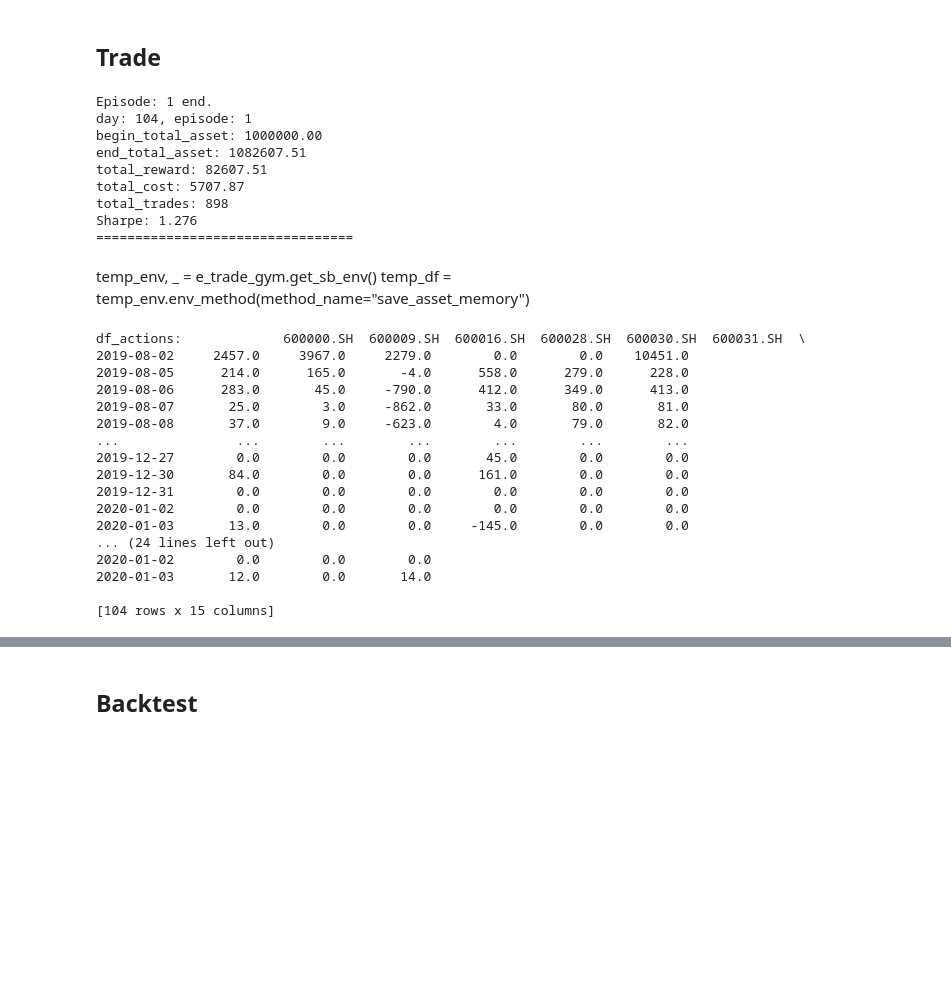
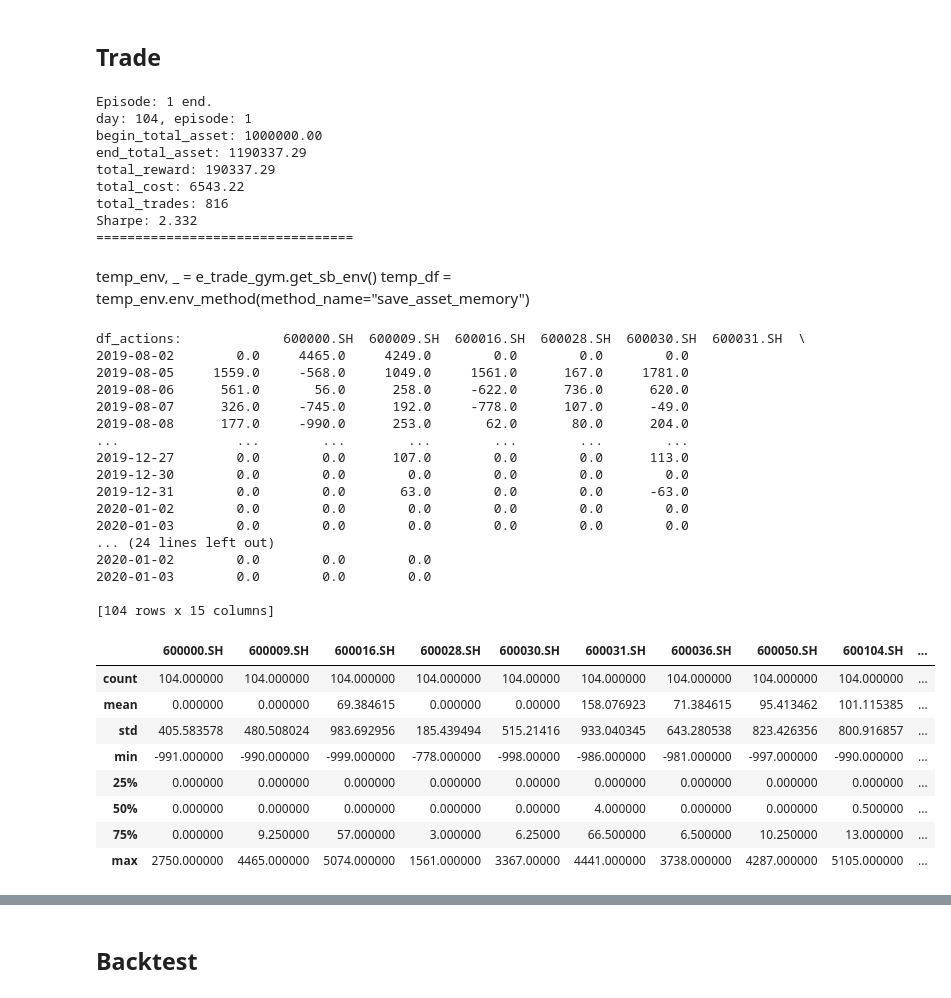
Before and after one commit to Raymondliz/FinRL-Tutorials, a Jupyter notebook: 1-Introduction/China_A_share_market_tushare.ipynb, the cells around one changed output, grey strips where cells are left out. Drawn from its saved outputs; the diff is of its cells as text; code cells hidden in the pictures; blank space fills up the shorter version.

```diff
--- a/1-Introduction/China_A_share_market_tushare.ipynb
+++ b/1-Introduction/China_A_share_market_tushare.ipynb
@@ -265,0 +244,5 @@ trained_sac = agent.train_model(model=model_sac, tb_log_name='sac', total_timest
+# %%
+agent = DRLAgent(env=env_train)
+model_sac = agent.get_model("sac", verbose=2)
+
+trained_sac = agent.train_model(model=model_sac, tb_log_name='sac', total_timesteps=80000)
@@ -284,16 +318,16 @@ env_kwargs = {
 
 e_trade_gym = StockTradingEnv(df=trade, **env_kwargs)
 # %%
-df_account_value, df_actions = DRLAgent.DRL_prediction(model=trained_ddpg, environment=e_trade_gym)
+df_account_value, df_actions = DRLAgent.DRL_prediction(model=trained_sac, environment=e_trade_gym)
 # %% [output]
 Episode: 1 end.
 day: 104, episode: 1
 begin_total_asset: 1000000.00
-end_total_asset: 1082607.51
-total_reward: 82607.51
-total_cost: 5707.87
-total_trades: 898
-Sharpe: 1.276
+end_total_asset: 1190337.29
+total_reward: 190337.29
+total_cost: 6543.22
+total_trades: 816
+Sharpe: 2.332
 =================================
 # %% [markdown]
 temp_env, _ = e_trade_gym.get_sb_env()
@@ -303,19 +337,19 @@ df_actions.to_csv("action.csv", index=False)
 print(f"df_actions: {df_actions}")
 # %% [output]
 df_actions:             600000.SH  600009.SH  600016.SH  600028.SH  600030.SH  600031.SH  \
-2019-08-02     2457.0     3967.0     2279.0        0.0        0.0    10451.0
-2019-08-05      214.0      165.0       -4.0      558.0      279.0      228.0
-2019-08-06      283.0       45.0     -790.0      412.0      349.0      413.0
-2019-08-07       25.0        3.0     -862.0       33.0       80.0       81.0
-2019-08-08       37.0        9.0     -623.0        4.0       79.0       82.0
+2019-08-02        0.0     4465.0     4249.0        0.0        0.0        0.0
+2019-08-05     1559.0     -568.0     1049.0     1561.0      167.0     1781.0
+2019-08-06      561.0       56.0      258.0     -622.0      736.0      620.0
+2019-08-07      326.0     -745.0      192.0     -778.0      107.0      -49.0
+2019-08-08      177.0     -990.0      253.0       62.0       80.0      204.0
 ...               ...        ...        ...        ...        ...        ...
-2019-12-27        0.0        0.0        0.0       45.0        0.0        0.0
-2019-12-30       84.0        0.0        0.0      161.0        0.0        0.0
-2019-12-31        0.0        0.0        0.0        0.0        0.0        0.0
+2019-12-27        0.0        0.0      107.0        0.0        0.0      113.0
+2019-12-30        0.0        0.0        0.0        0.0        0.0        0.0
+2019-12-31        0.0        0.0       63.0        0.0        0.0      -63.0
 2020-01-02        0.0        0.0        0.0        0.0        0.0        0.0
-2020-01-03       13.0        0.0        0.0     -145.0        0.0        0.0
+2020-01-03        0.0        0.0        0.0        0.0        0.0        0.0
 ... (24 lines left out)
 2020-01-02        0.0        0.0        0.0
-2020-01-03       12.0        0.0       14.0
+2020-01-03        0.0        0.0        0.0
 
 [104 rows x 15 columns]
@@ -324 +356,13 @@ df_action.head()
+# %%
+df_actions.describe()
+# %% [output]
+|  | 600000.SH | 600009.SH | 600016.SH | 600028.SH | 600030.SH | 600031.SH | 600036.SH | 600050.SH | 600104.SH | ... |
+| count | 104.000000 | 104.000000 | 104.000000 | 104.000000 | 104.00000 | 104.000000 | 104.000000 | 104.000000 | 104.000000 | ... |
+| mean | 0.000000 | 0.000000 | 69.384615 | 0.000000 | 0.00000 | 158.076923 | 71.384615 | 95.413462 | 101.115385 | ... |
+| std | 405.583578 | 480.508024 | 983.692956 | 185.439494 | 515.21416 | 933.040345 | 643.280538 | 823.426356 | 800.916857 | ... |
+| min | -991.000000 | -990.000000 | -999.000000 | -778.000000 | -998.00000 | -986.000000 | -981.000000 | -997.000000 | -990.000000 | ... |
+| 25% | 0.000000 | 0.000000 | 0.000000 | 0.000000 | 0.00000 | 0.000000 | 0.000000 | 0.000000 | 0.000000 | ... |
+| 50% | 0.000000 | 0.000000 | 0.000000 | 0.000000 | 0.00000 | 4.000000 | 0.000000 | 0.000000 | 0.500000 | ... |
+| 75% | 0.000000 | 9.250000 | 57.000000 | 3.000000 | 6.25000 | 66.500000 | 6.500000 | 10.250000 | 13.000000 | ... |
+| max | 2750.000000 | 4465.000000 | 5074.000000 | 1561.000000 | 3367.00000 | 4441.000000 | 3738.000000 | 4287.000000 | 5105.000000 | ... |
 # %%
```
Also changed, not shown: parts of 14 cells of this notebook.
